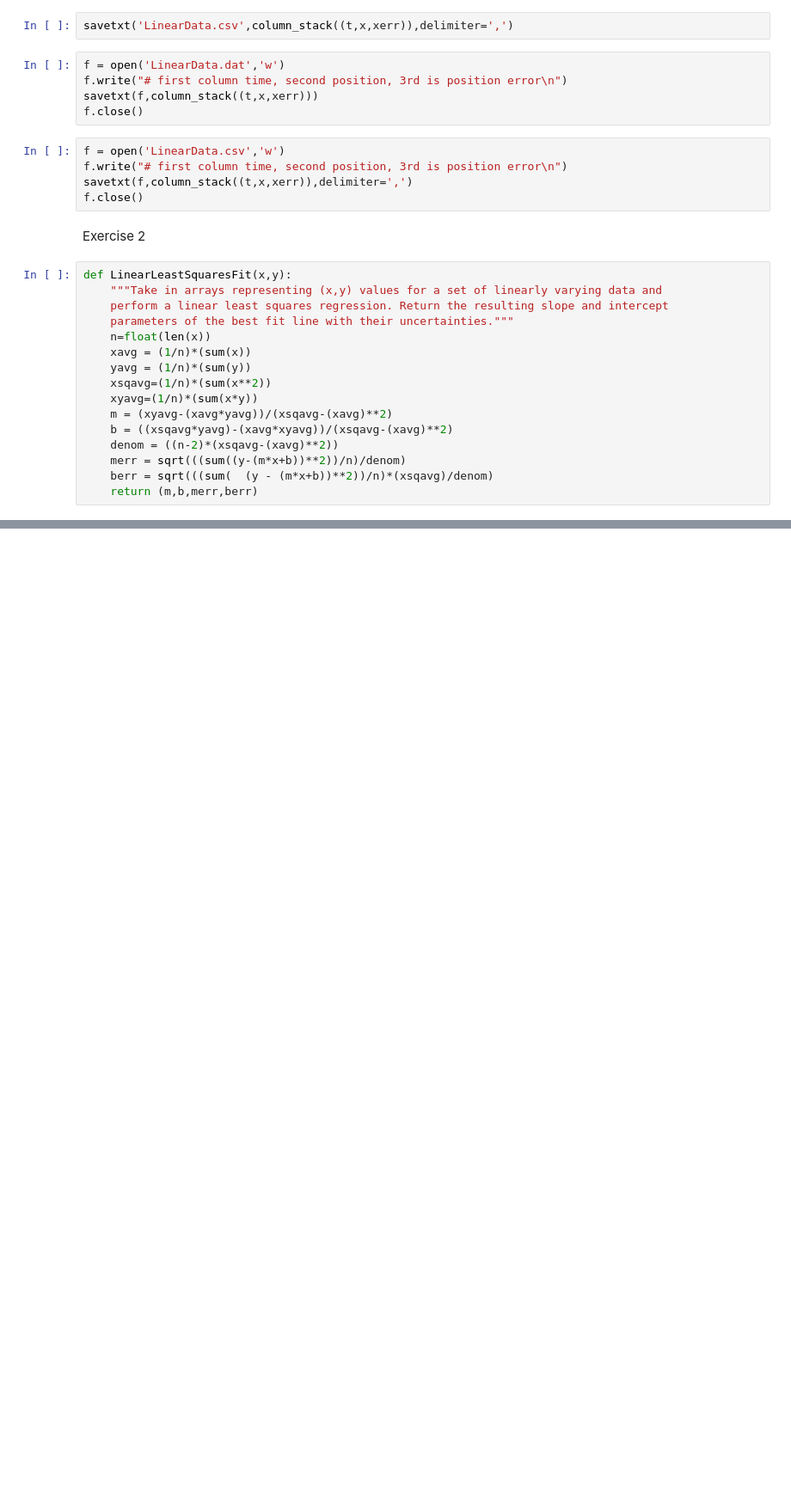
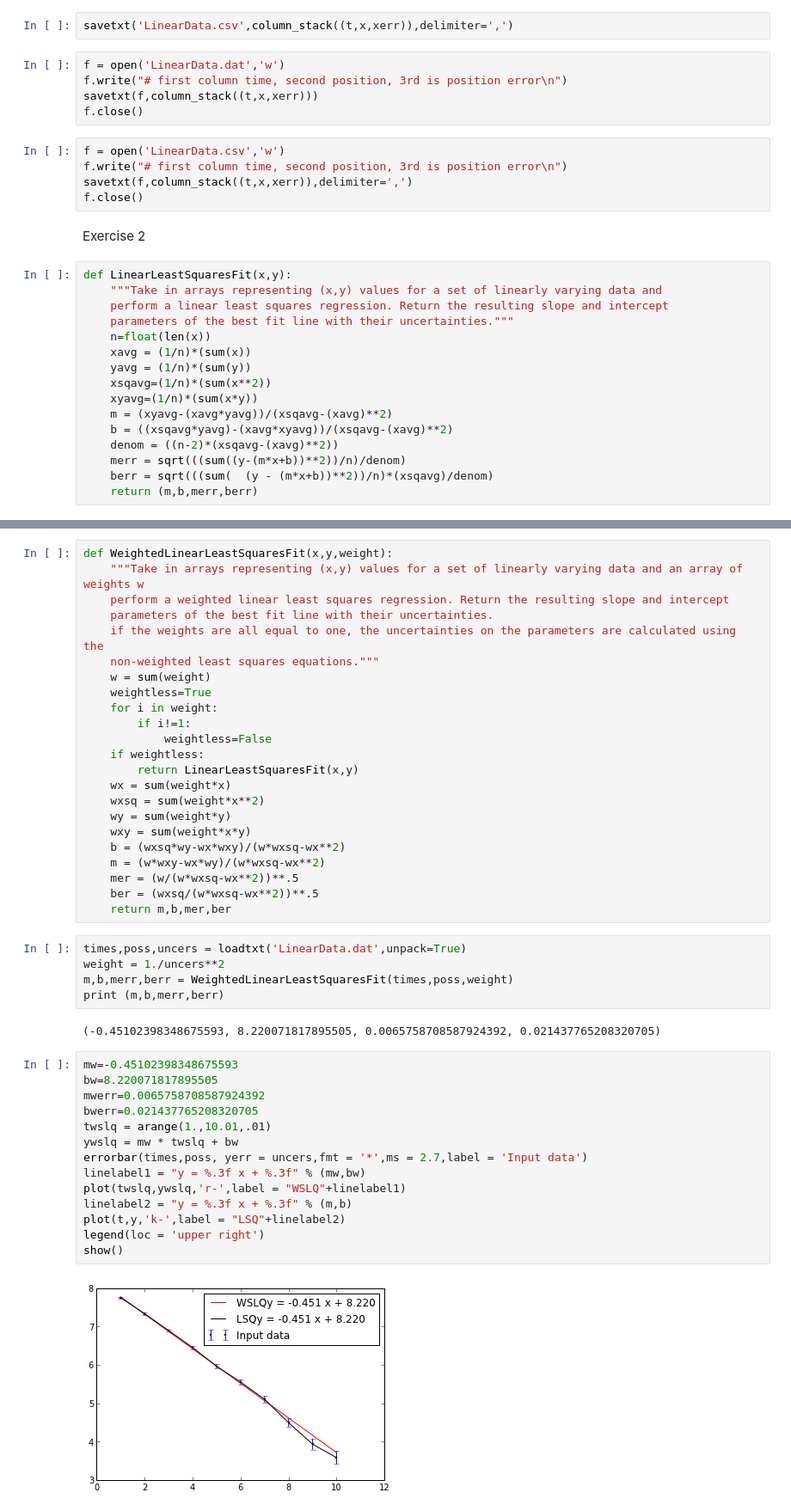
Before and after one commit to dbenton93/PHYS202-S13, a Jupyter notebook: Week9/Thursday Data IO and Linear Regression.ipynb, the cells around one changed output, grey strips where cells are left out. Shown: that part at 86% size. Drawn from its saved outputs; the diff is of its cells as text; blank space fills up the shorter version.

```diff
--- a/Week9/Thursday Data IO and Linear Regression.ipynb
+++ b/Week9/Thursday Data IO and Linear Regression.ipynb
@@ -122,0 +145,46 @@ print x,y
+# %%
+def WeightedLinearLeastSquaresFit(x,y,weight):
+    """Take in arrays representing (x,y) values for a set of linearly varying data and an array of weights w
+    perform a weighted linear least squares regression. Return the resulting slope and intercept
+    parameters of the best fit line with their uncertainties.
+    if the weights are all equal to one, the uncertainties on the parameters are calculated using the
+    non-weighted least squares equations."""
+    w = sum(weight)
+    weightless=True
+    for i in weight:
+        if i!=1:
+            weightless=False
+    if weightless:
+        return LinearLeastSquaresFit(x,y)
+    wx = sum(weight*x)
+    wxsq = sum(weight*x**2)
+    wy = sum(weight*y)
+    wxy = sum(weight*x*y)
+    b = (wxsq*wy-wx*wxy)/(w*wxsq-wx**2)
+    m = (w*wxy-wx*wy)/(w*wxsq-wx**2)
+    mer = (w/(w*wxsq-wx**2))**.5
+    ber = (wxsq/(w*wxsq-wx**2))**.5
+    return m,b,mer,ber
+# %%
+times,poss,uncers = loadtxt('LinearData.dat',unpack=True)
+weight = 1./uncers**2
+m,b,merr,berr = WeightedLinearLeastSquaresFit(times,poss,weight)
+print (m,b,merr,berr)
+# %% [output]
+(-0.45102398348675593, 8.220071817895505, 0.0065758708587924392, 0.021437765208320705)
+# %%
+mw=-0.45102398348675593
+bw=8.220071817895505
+mwerr=0.0065758708587924392
+bwerr=0.021437765208320705
+twslq = arange(1.,10.01,.01)
+ywslq = mw * twslq + bw
+errorbar(times,poss, yerr = uncers,fmt = '*',ms = 2.7,label = 'Input data')
+linelabel1 = "y = %.3f x + %.3f" % (mw,bw)
+plot(twslq,ywslq,'r-',label = "WSLQ"+linelabel1)
+linelabel2 = "y = %.3f x + %.3f" % (m,b)
+plot(t,y,'k-',label = "LSQ"+linelabel2)
+legend(loc = 'upper right')
+show()
+# %% [output]
+[figure, added]
```
Also changed, not shown: parts of 3 cells of this notebook.
